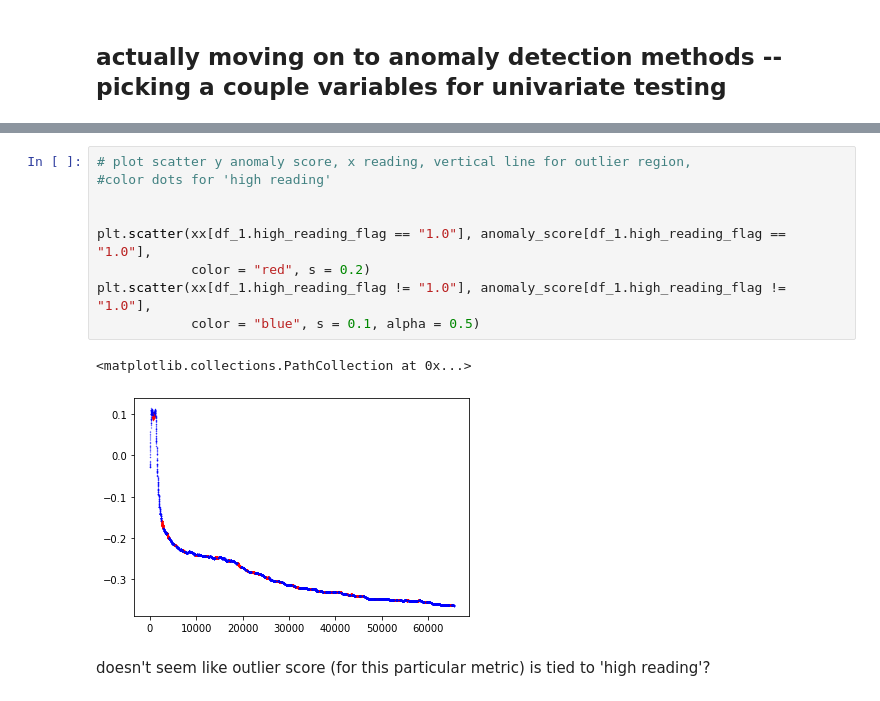
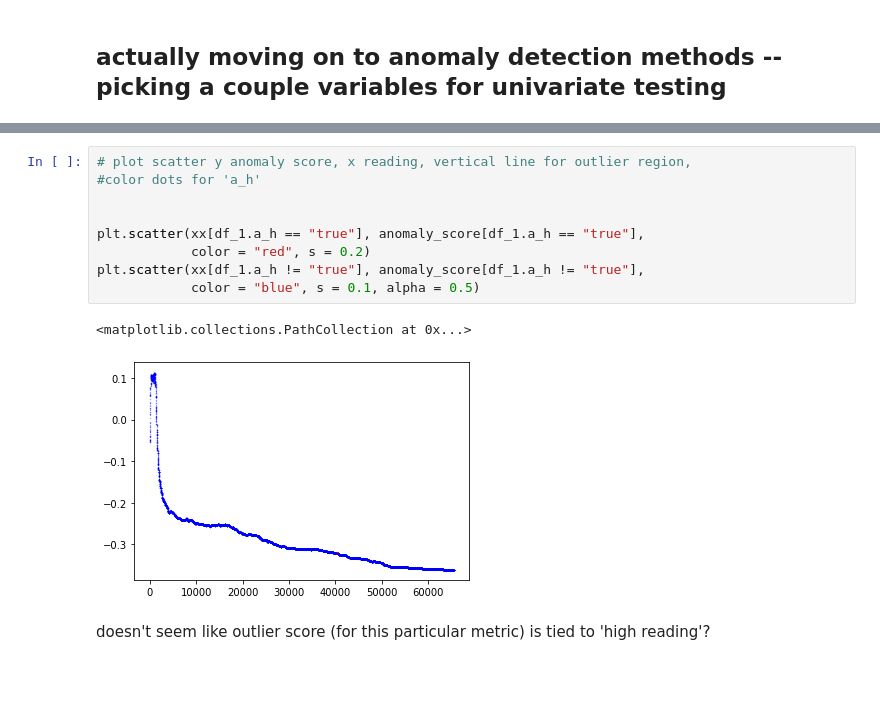
Before and after one commit to arnoldyb/air_pollution, a Jupyter notebook: anomaly_detection/first_crack.ipynb, the cells around one changed output, grey strips where cells are left out. Cells and saved outputs as stored; diff of their text form.

Commit message:
anomaly updates

```diff
--- a/anomaly_detection/first_crack.ipynb
+++ b/anomaly_detection/first_crack.ipynb
@@ -145,15 +164,15 @@ plt.show();
 # %%
 # plot scatter y anomaly score, x reading, vertical line for outlier region,
-#color dots for 'high reading'
+#color dots for 'a_h'
 
 
-plt.scatter(xx[df_1.high_reading_flag == "1.0"], anomaly_score[df_1.high_reading_flag == "1.0"],
+plt.scatter(xx[df_1.a_h == "true"], anomaly_score[df_1.a_h == "true"],
             color = "red", s = 0.2)
-plt.scatter(xx[df_1.high_reading_flag != "1.0"], anomaly_score[df_1.high_reading_flag != "1.0"],
+plt.scatter(xx[df_1.a_h != "true"], anomaly_score[df_1.a_h != "true"],
             color = "blue", s = 0.1, alpha = 0.5)
 # %% [output]
 <matplotlib.collections.PathCollection at 0x...>
-[figure, old version]
+[figure, new version]
 # %% [markdown]
 doesn't seem like outlier score (for this particular metric) is tied to 'high reading'?
 # %% [markdown]
```
Also changed, not shown: parts of 26 cells of this notebook.
